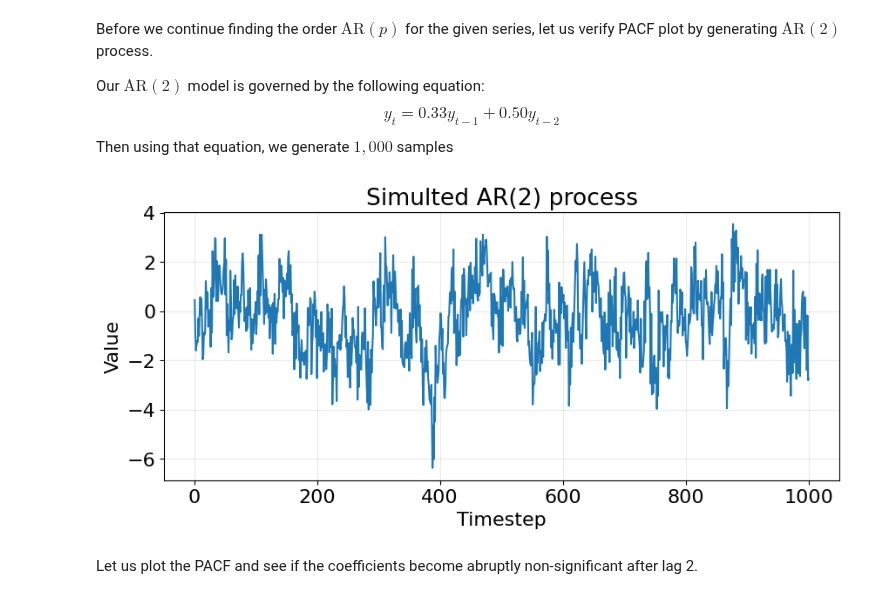
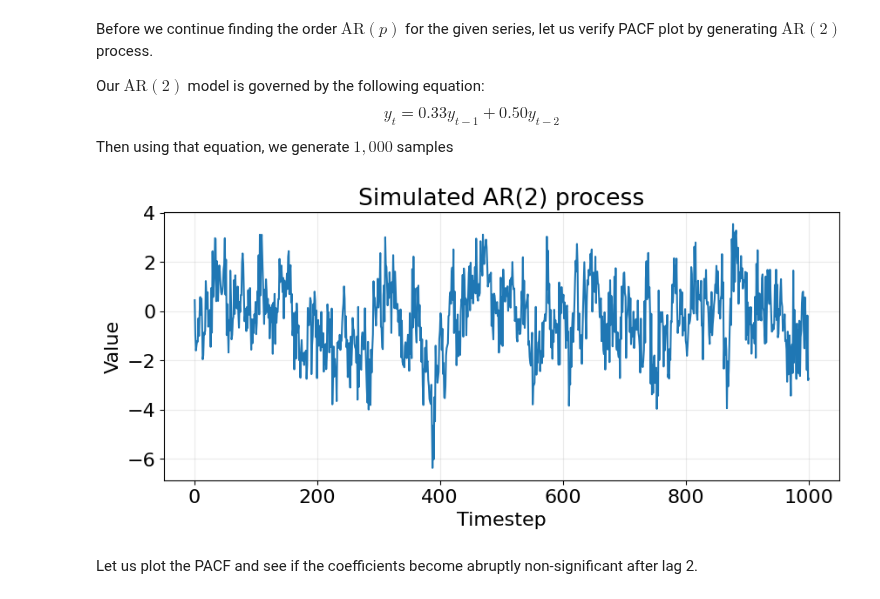
Before and after one commit to LugoBlogger/SI-201-542-forecasting-technique, a Jupyter notebook: week-05.ipynb, the cells around one changed output. Drawn from its saved outputs; the diff is of its cells as text; code cells hidden in the pictures.

```diff
--- a/week-05.ipynb
+++ b/week-05.ipynb
@@ -194,9 +194,9 @@ ar2_process = ArmaProcess(ar2_coeff, ma2_coeff)\
 # %%
 plot_time_series(np.arange(1, 1001), ar2_process,
                  ylabel="Value", xlabel="Timestep", use_date_locator=False,
-                 title="Simulted AR(2) process")
+                 title="Simulated AR(2) process")
 # %% [output]
-[figure, old version]
+[figure, new version]
 # %% [markdown]
 Let us plot the PACF and see if the coefficients become abruptly non-significant after lag 2.
 # %%
```
Also changed, not shown: parts of 1 cell of this notebook, 8 other files.
